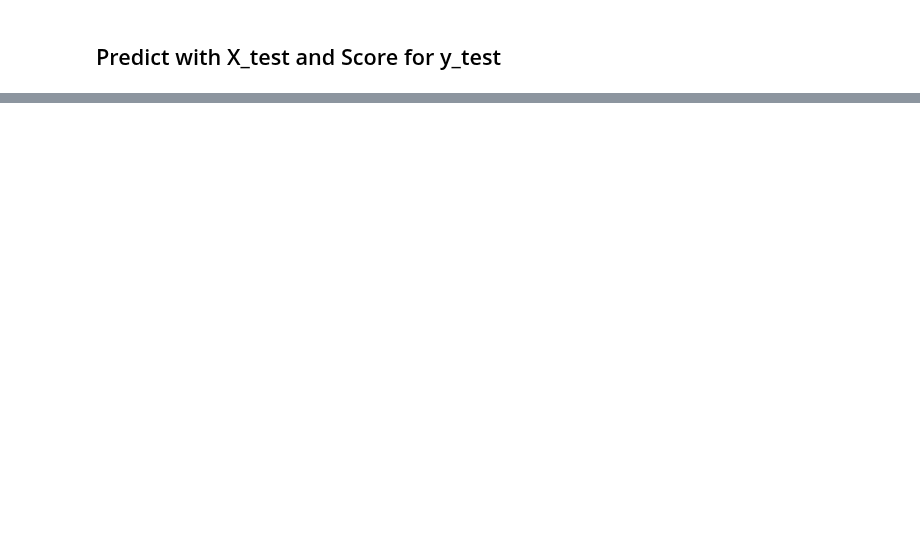
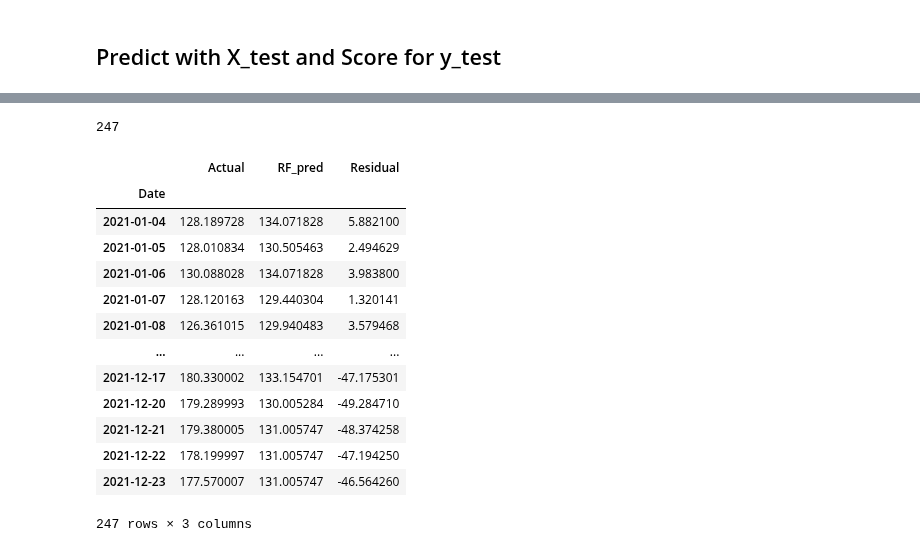
Before and after one commit to ivanlimsy/iOracle, a Jupyter notebook: notebooks/iOracle Random Forest Regressor - Brendan.ipynb, the cells around one changed output, grey strips where cells are left out. Saved outputs shown, nothing was run; the diff lists cells and outputs as text; code cells hidden in the pictures; blank space fills up the shorter version.

Commit message:
added results dataframe

```diff
--- a/notebooks/iOracle Random Forest Regressor - Brendan.ipynb
+++ b/notebooks/iOracle Random Forest Regressor - Brendan.ipynb
@@ -346,0 +351,27 @@ test_score
+# %%
+len(y_pred)
+# %% [output]
+247
+# %%
+y_values = pd.DataFrame(y_test).rename(columns={"5d_future_close": "Actual"})
+# %%
+y_values['RF_pred'] = y_pred
+# %%
+y_values['Residual'] = y_values["RF_pred"] - y_values["Actual"]
+# %%
+y_values
+# %% [output]
+|  | Actual | RF_pred | Residual |
+| Date |  |  |  |
+| 2021-01-04 | 128.189728 | 134.071828 | 5.882100 |
+| 2021-01-05 | 128.010834 | 130.505463 | 2.494629 |
+| 2021-01-06 | 130.088028 | 134.071828 | 3.983800 |
+| 2021-01-07 | 128.120163 | 129.440304 | 1.320141 |
+| 2021-01-08 | 126.361015 | 129.940483 | 3.579468 |
+| ... | ... | ... | ... |
+| 2021-12-17 | 180.330002 | 133.154701 | -47.175301 |
+| 2021-12-20 | 179.289993 | 130.005284 | -49.284710 |
+| 2021-12-21 | 179.380005 | 131.005747 | -48.374258 |
+| 2021-12-22 | 178.199997 | 131.005747 | -47.194250 |
+| 2021-12-23 | 177.570007 | 131.005747 | -46.564260 |
+247 rows × 3 columns
```
Also changed, not shown: parts of 8 cells of this notebook.
